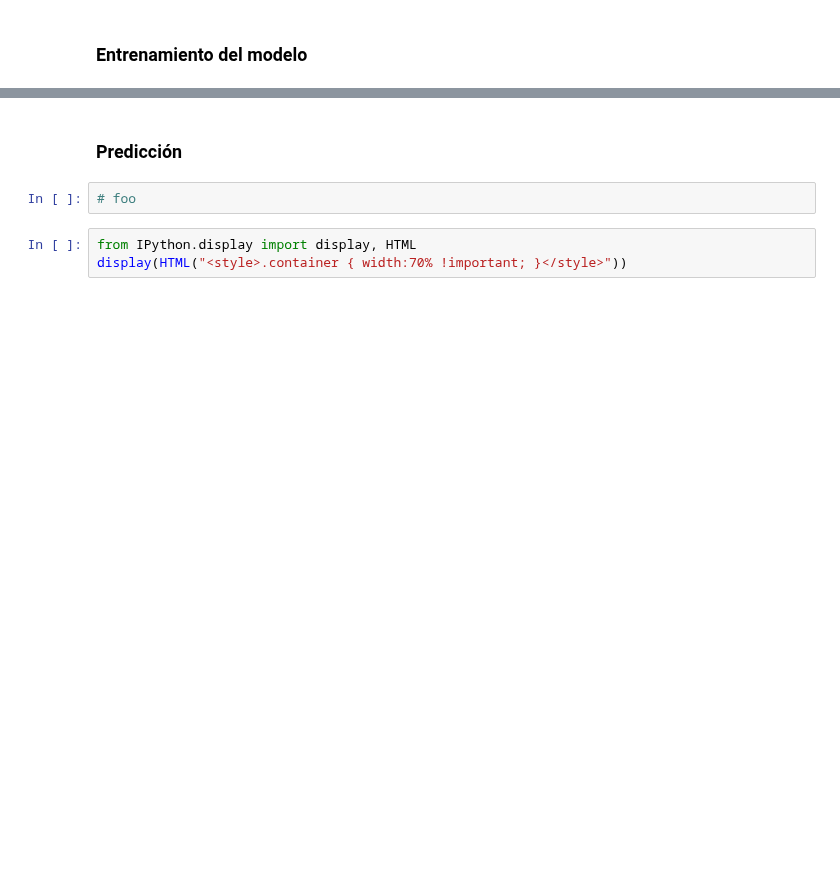
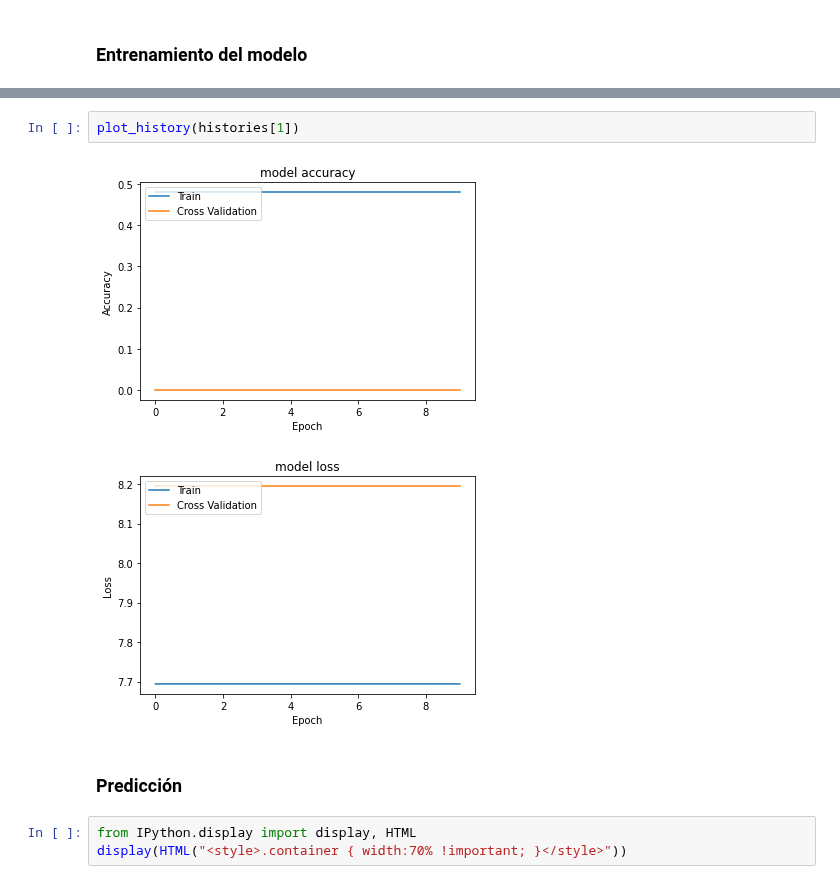
Before and after one commit to alvaro-lg/TFG, a Jupyter notebook: TFG.ipynb, the cells around one changed output, grey strips where cells are left out. Cells and saved outputs as stored; diff of their text form; blank space fills up the shorter version.

```diff
--- a/TFG.ipynb
+++ b/TFG.ipynb
@@ -451,7 +710,10 @@ plot_history(history)
+# %%
+plot_history(histories[1])
+# %% [output]
+[figure, added]
+[figure, added]
 # %% [markdown]
 ### Predicción
-# %%
-# foo
-# %%
-from IPython.display import display, HTML
-display(HTML("<style>.container { width:70% !important; }</style>"))
+# %%
+from IPython.display import display, HTML
+display(HTML("<style>.container { width:70% !important; }</style>"))
```
Also changed, not shown: parts of 19 cells of this notebook.
